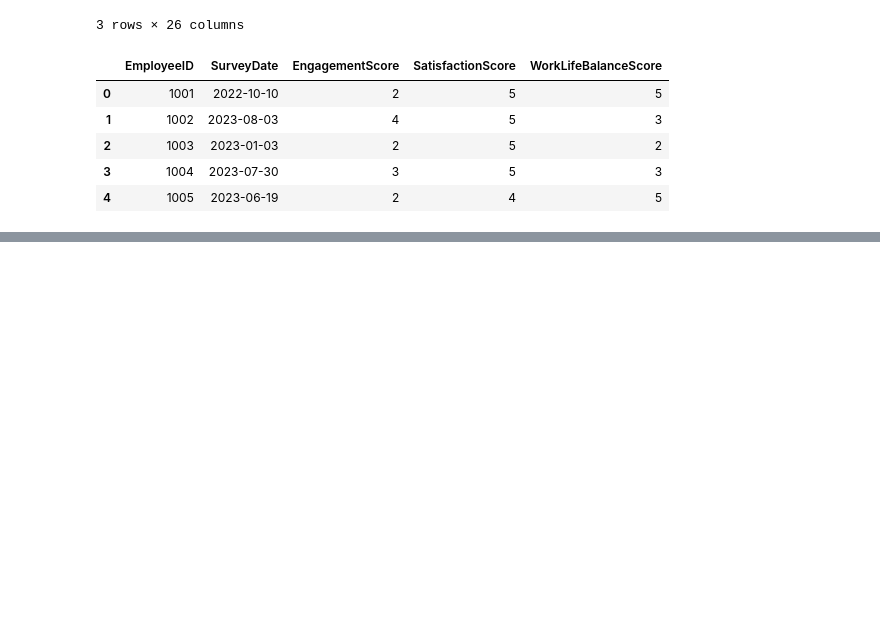
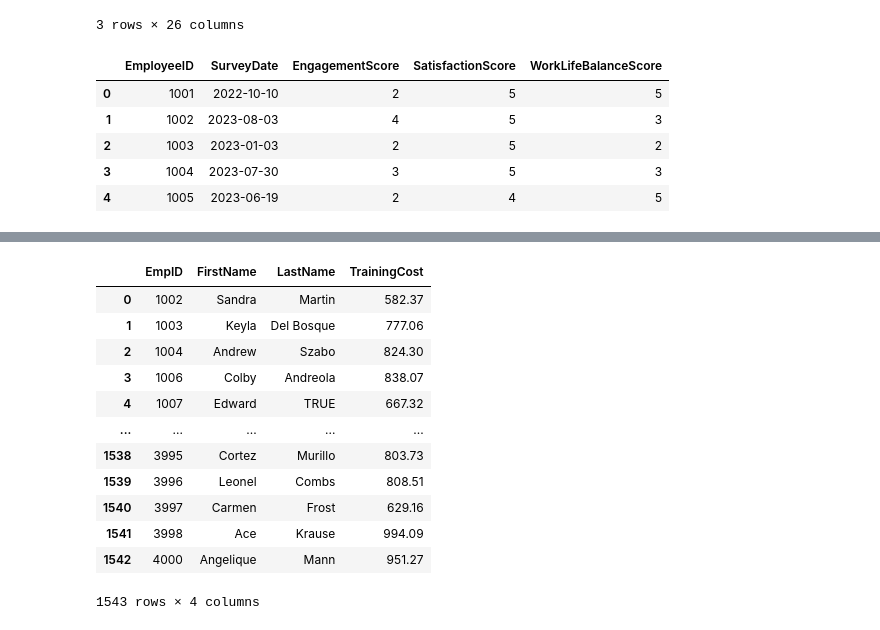
Before and after one commit to ankitlovanshi1/data_engineer, a Jupyter notebook: sql/employee_info.ipynb, the cells around one changed output, grey strips where cells are left out. Cells and saved outputs as stored; diff of their text form; code cells hidden in the pictures; blank space fills up the shorter version.

```diff
--- a/sql/employee_info.ipynb
+++ b/sql/employee_info.ipynb
@@ -260,0 +366,27 @@ training_and_development_data.head(5)
+# %%
+# List Employees Who Have a Training Cost Above the Average:
+
+# Question: Get the EmpID, FirstName, LastName, and TrainingCost for employees whose training
+# cost exceeds the average training cost of all employees.
+query = '''
+select e.EmpID, e.FirstName, e.LastName, et.TrainingCost
+from employees as e
+join employee_training as et
+on e.EmpID = et.EmployeeID where et.TrainingCost > (select avg(TrainingCost) from employee_training);
+'''
+data = pd.read_sql(query, engine)
+data
+# %% [output]
+|  | EmpID | FirstName | LastName | TrainingCost |
+| 0 | 1002 | Sandra | Martin | 582.37 |
+| 1 | 1003 | Keyla | Del Bosque | 777.06 |
+| 2 | 1004 | Andrew | Szabo | 824.30 |
+| 3 | 1006 | Colby | Andreola | 838.07 |
+| 4 | 1007 | Edward | TRUE | 667.32 |
+| ... | ... | ... | ... | ... |
+| 1538 | 3995 | Cortez | Murillo | 803.73 |
+| 1539 | 3996 | Leonel | Combs | 808.51 |
+| 1540 | 3997 | Carmen | Frost | 629.16 |
+| 1541 | 3998 | Ace | Krause | 994.09 |
+| 1542 | 4000 | Angelique | Mann | 951.27 |
+1543 rows × 4 columns
```
Also changed, not shown: parts of 12 cells of this notebook.
